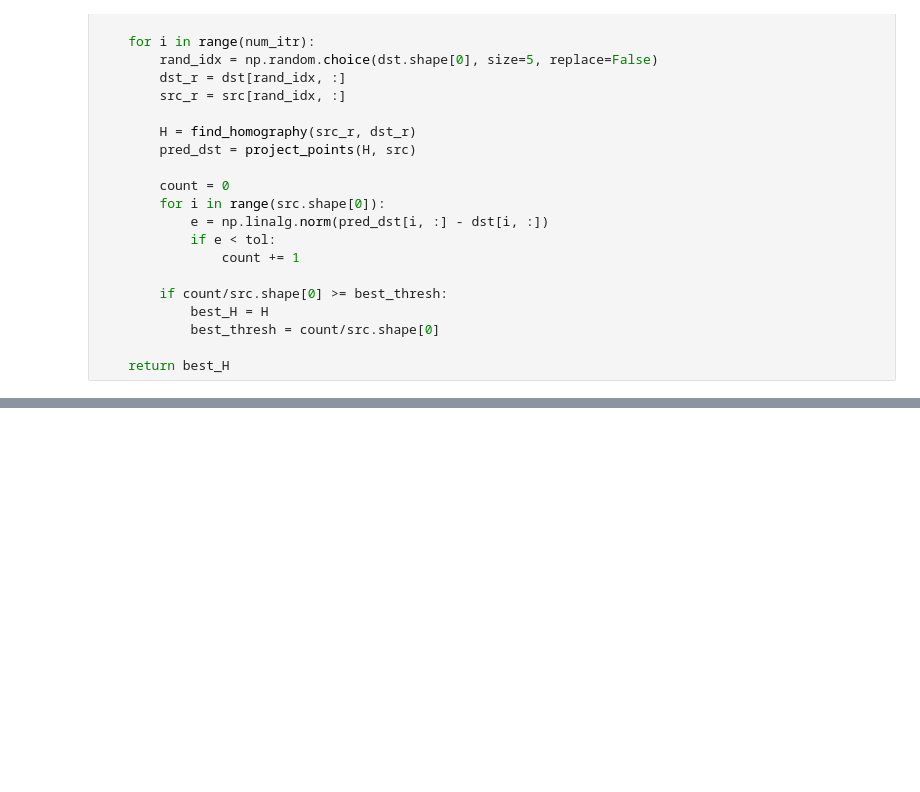
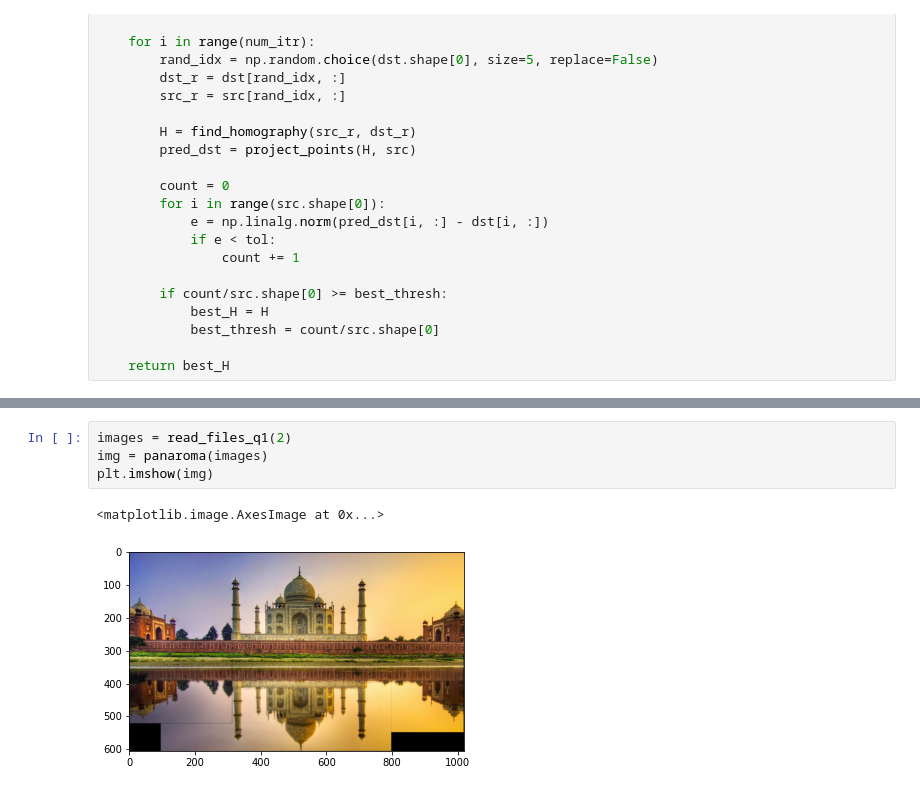
Before and after one commit to jiviteshjain/image-stitching-and-matching, a Jupyter notebook: src/Assignment2.ipynb, the cells around one changed output, grey strips where cells are left out. Drawn from its saved outputs; the diff is of its cells as text; blank space fills up the shorter version.

```diff
--- a/src/Assignment2.ipynb
+++ b/src/Assignment2.ipynb
@@ -141,0 +178,7 @@ def panaroma(images):
+# %%
+images = read_files_q1(2)
+img = panaroma(images)
+plt.imshow(img)
+# %% [output]
+<matplotlib.image.AxesImage at 0x...>
+[figure, added]
```
Also changed, not shown: parts of 8 cells of this notebook.
